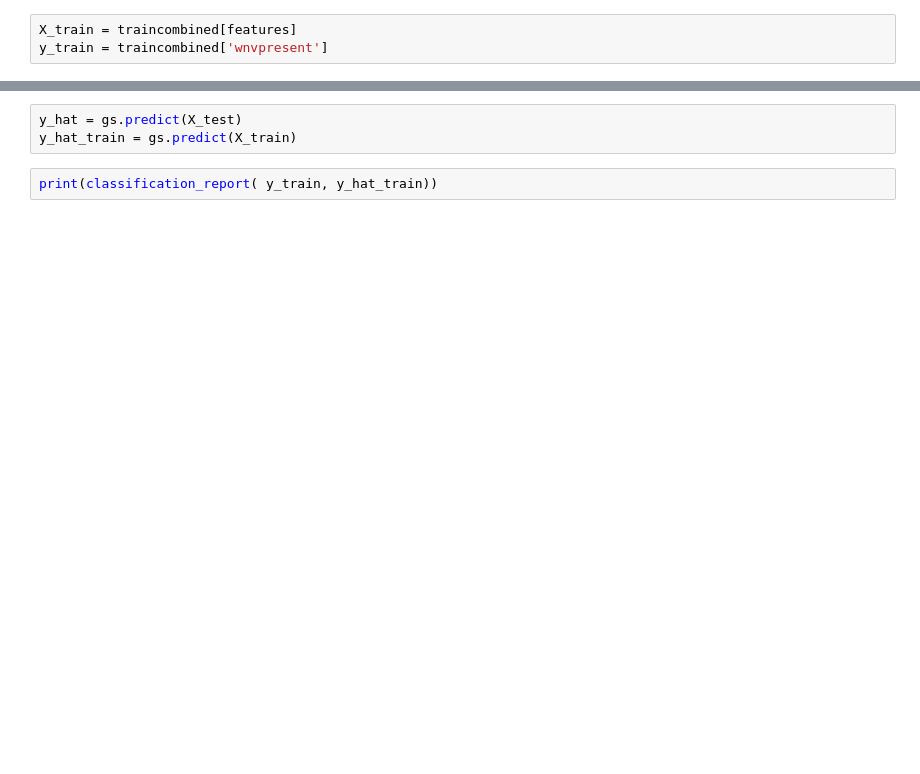
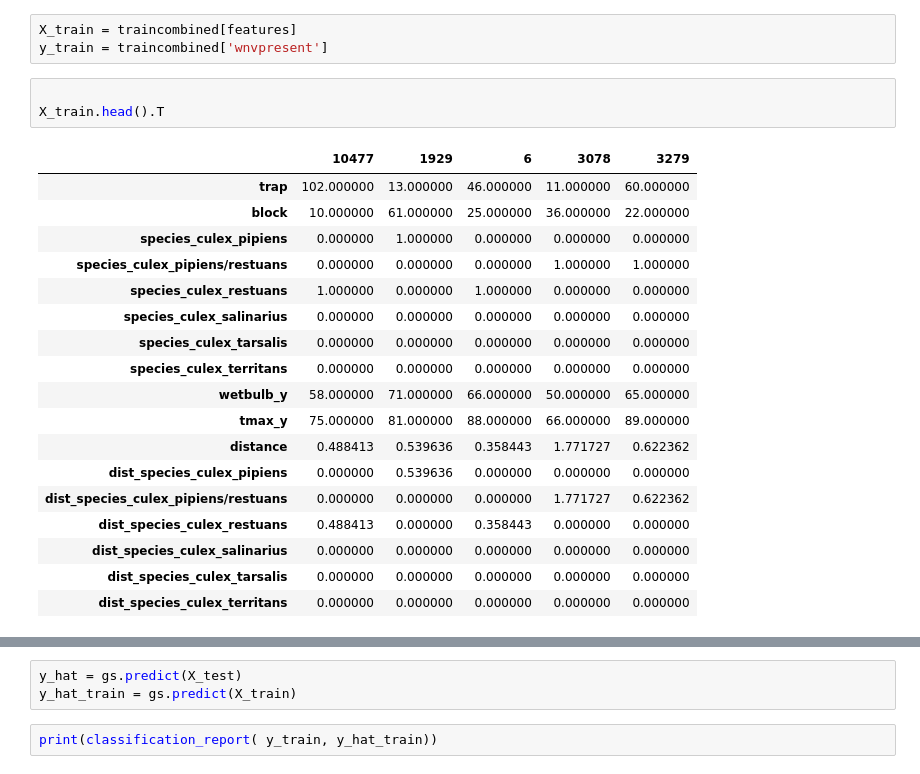
Before and after one commit to bryanco1966/Chicago_West_Nile, a Jupyter notebook: project_work/Bryan_Combs/west_nile_analysis.ipynb, the cells around one changed output, grey strips where cells are left out. Drawn from its saved outputs; the diff is of its cells as text; blank space fills up the shorter version.

```diff
--- a/project_work/Bryan_Combs/west_nile_analysis.ipynb
+++ b/project_work/Bryan_Combs/west_nile_analysis.ipynb
@@ -78,3 +138,25 @@ traincombined.corr()
 # %%
 X_train = traincombined[features]
 y_train = traincombined['wnvpresent']
+# %%
+
+X_train.head().T
+# %% [output]
+|  | 10477 | 1929 | 6 | 3078 | 3279 |
+| trap | 102.000000 | 13.000000 | 46.000000 | 11.000000 | 60.000000 |
+| block | 10.000000 | 61.000000 | 25.000000 | 36.000000 | 22.000000 |
+| species_culex_pipiens | 0.000000 | 1.000000 | 0.000000 | 0.000000 | 0.000000 |
+| species_culex_pipiens/restuans | 0.000000 | 0.000000 | 0.000000 | 1.000000 | 1.000000 |
+| species_culex_restuans | 1.000000 | 0.000000 | 1.000000 | 0.000000 | 0.000000 |
+| species_culex_salinarius | 0.000000 | 0.000000 | 0.000000 | 0.000000 | 0.000000 |
+| species_culex_tarsalis | 0.000000 | 0.000000 | 0.000000 | 0.000000 | 0.000000 |
+| species_culex_territans | 0.000000 | 0.000000 | 0.000000 | 0.000000 | 0.000000 |
+| wetbulb_y | 58.000000 | 71.000000 | 66.000000 | 50.000000 | 65.000000 |
+| tmax_y | 75.000000 | 81.000000 | 88.000000 | 66.000000 | 89.000000 |
+| distance | 0.488413 | 0.539636 | 0.358443 | 1.771727 | 0.622362 |
+| dist_species_culex_pipiens | 0.000000 | 0.539636 | 0.000000 | 0.000000 | 0.000000 |
+| dist_species_culex_pipiens/restuans | 0.000000 | 0.000000 | 0.000000 | 1.771727 | 0.622362 |
+| dist_species_culex_restuans | 0.488413 | 0.000000 | 0.358443 | 0.000000 | 0.000000 |
+| dist_species_culex_salinarius | 0.000000 | 0.000000 | 0.000000 | 0.000000 | 0.000000 |
+| dist_species_culex_tarsalis | 0.000000 | 0.000000 | 0.000000 | 0.000000 | 0.000000 |
+| dist_species_culex_territans | 0.000000 | 0.000000 | 0.000000 | 0.000000 | 0.000000 |
```
Also changed, not shown: parts of 20 cells of this notebook, 2 other files.
